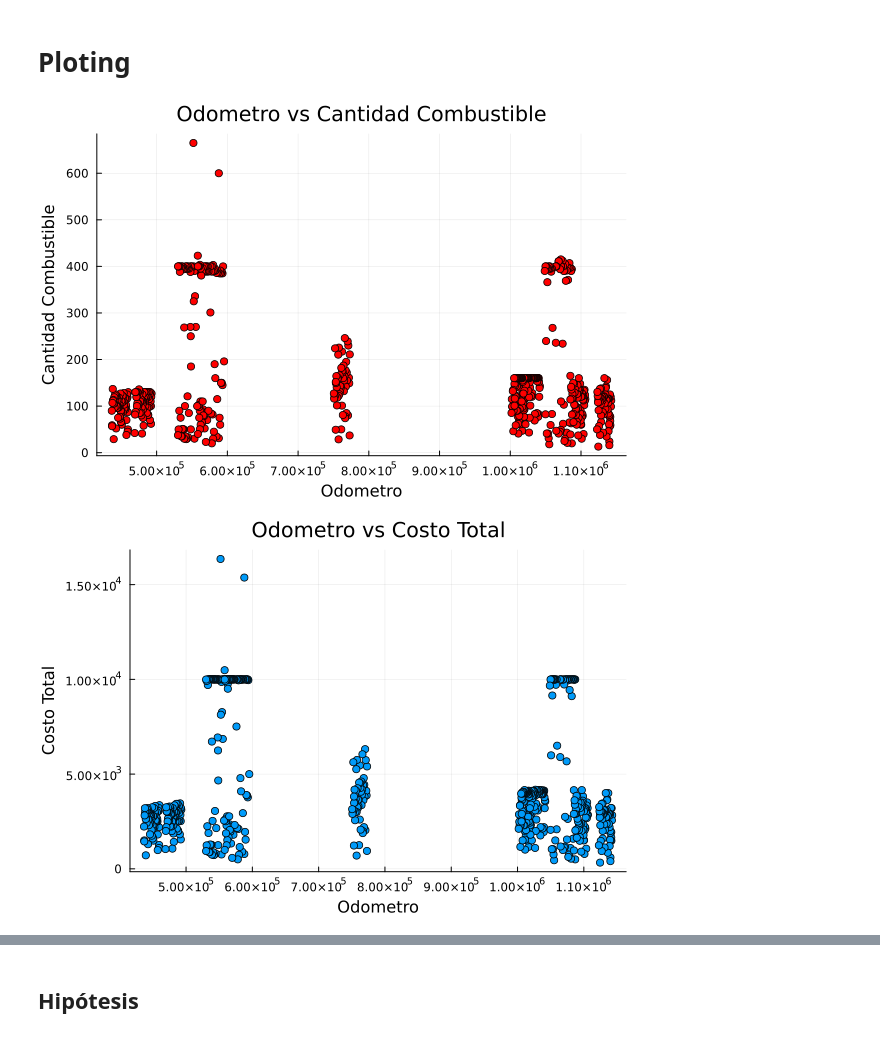
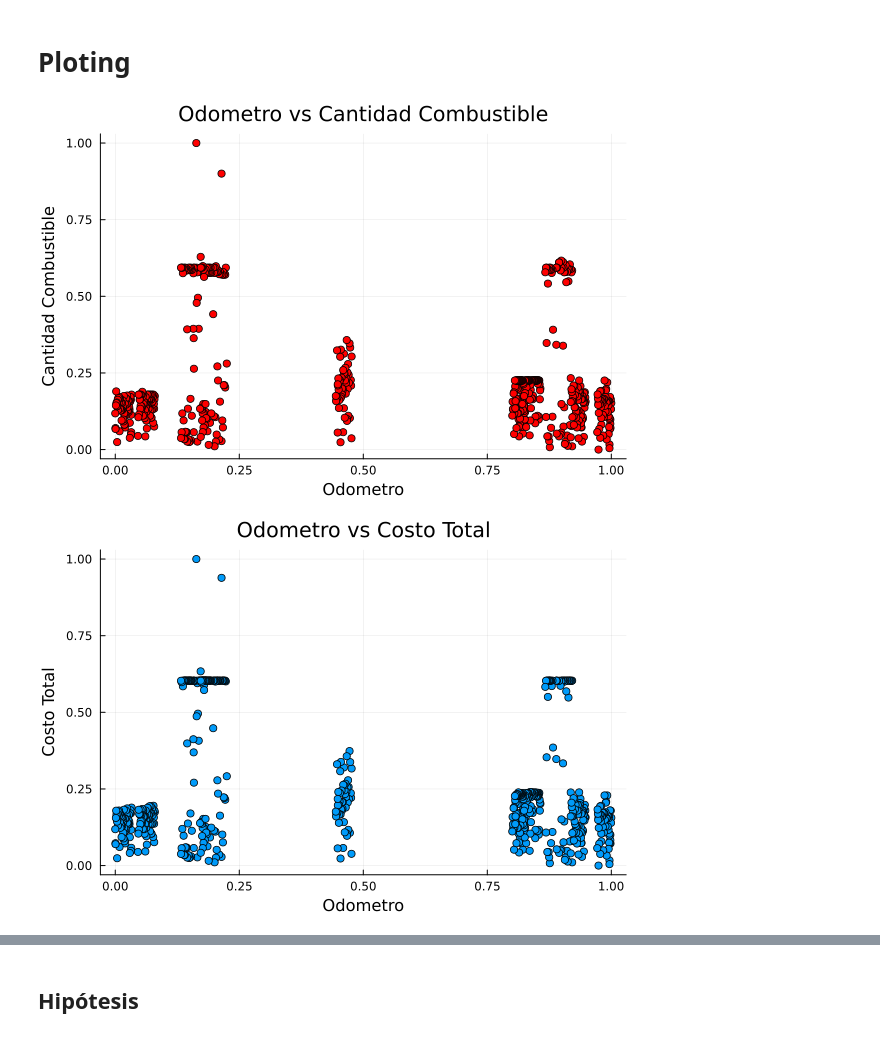
Before and after one commit to 00sen/JuliaLinearRegressionProject, a Jupyter notebook: dam.ipynb, the cells around one changed output, grey strips where cells are left out. Cells and saved outputs as stored; diff of their text form; code cells hidden in the pictures.

```diff
--- a/dam.ipynb
+++ b/dam.ipynb
@@ -229,11 +271,11 @@ shuffled_df = df[shuffle(1:nrow(df)), :]
 # %% [markdown]
 # Ploting
 # %%
-scatter(df.Odometro, df.Cantidad, title="Odometro vs Cantidad Combustible", xlabel="Odometro", ylabel="Cantidad Combustible", legend=false, color="red")
+scatter(df.Odometro_Norm, df.Cantidad_Norm, title="Odometro vs Cantidad Combustible", xlabel="Odometro", ylabel="Cantidad Combustible", legend=false, color="red")
 # %% [output]
-[figure, old version]
+[figure, new version]
 # %%
-scatter(df.Odometro, df.Costo_Total, title="Odometro vs Costo Total", xlabel="Odometro", ylabel="Costo Total", legend=false)
+scatter(df.Odometro_Norm, df.Costo_Total_Norm, title="Odometro vs Costo Total", xlabel="Odometro", ylabel="Costo Total", legend=false)
 # %% [output]
-[figure, old version]
+[figure, new version]
 # %%
```
Also changed, not shown: parts of 12 cells of this notebook, 1 other file.
